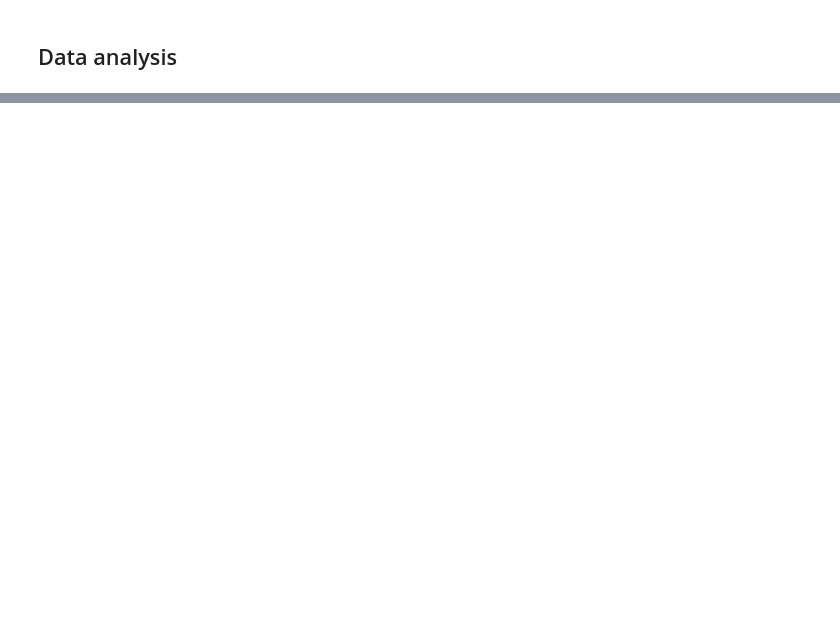
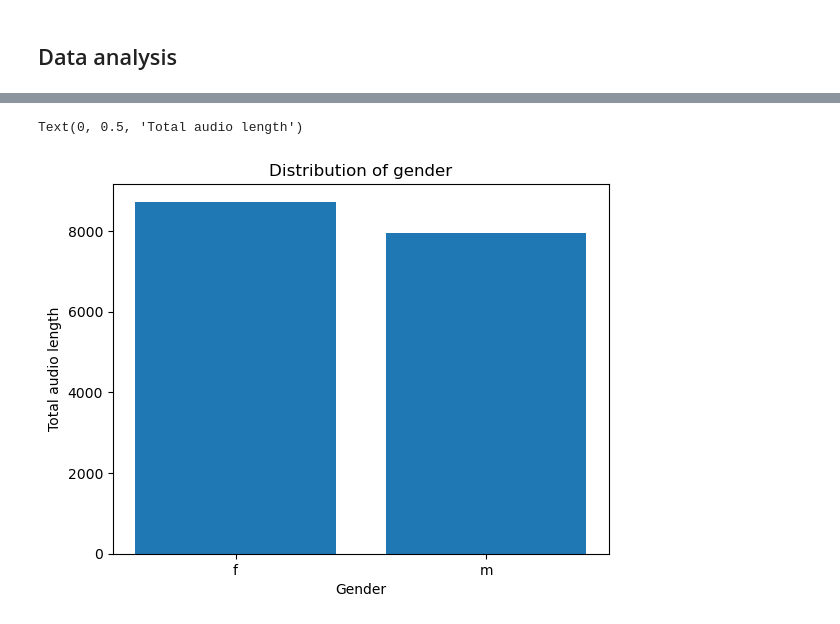
Before and after one commit to Gahtao/DL-Project, a Jupyter notebook: model B/1 Data Analysis.ipynb, the cells around one changed output, grey strips where cells are left out. Drawn from its saved outputs; the diff is of its cells as text; code cells hidden in the pictures; blank space fills up the shorter version.

```diff
--- a/model B/1 Data Analysis.ipynb
+++ b/model B/1 Data Analysis.ipynb
@@ -77,0 +116,10 @@ AttributeError: module 'matplotlib' has no attribute 'bar'
+# %%
+import matplotlib.pyplot as plt
+
+plt.bar(["f", "m"], gender_distribution)
+plt.title("Distribution of gender")
+plt.xlabel("Gender")
+plt.ylabel("Total audio length")
+# %% [output]
+Text(0, 0.5, 'Total audio length')
+[figure, added]
```
Also changed, not shown: parts of 10 cells of this notebook.
